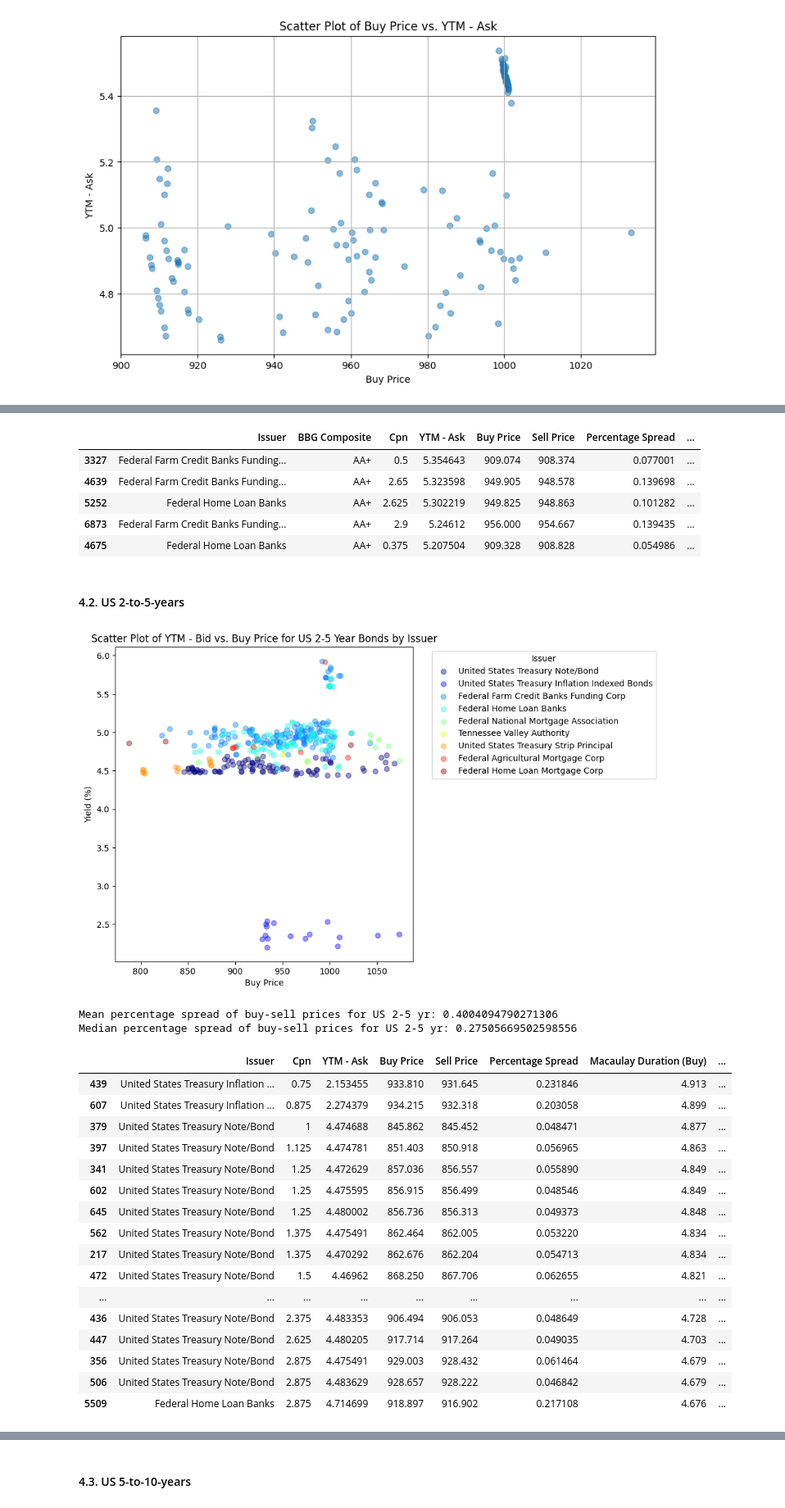
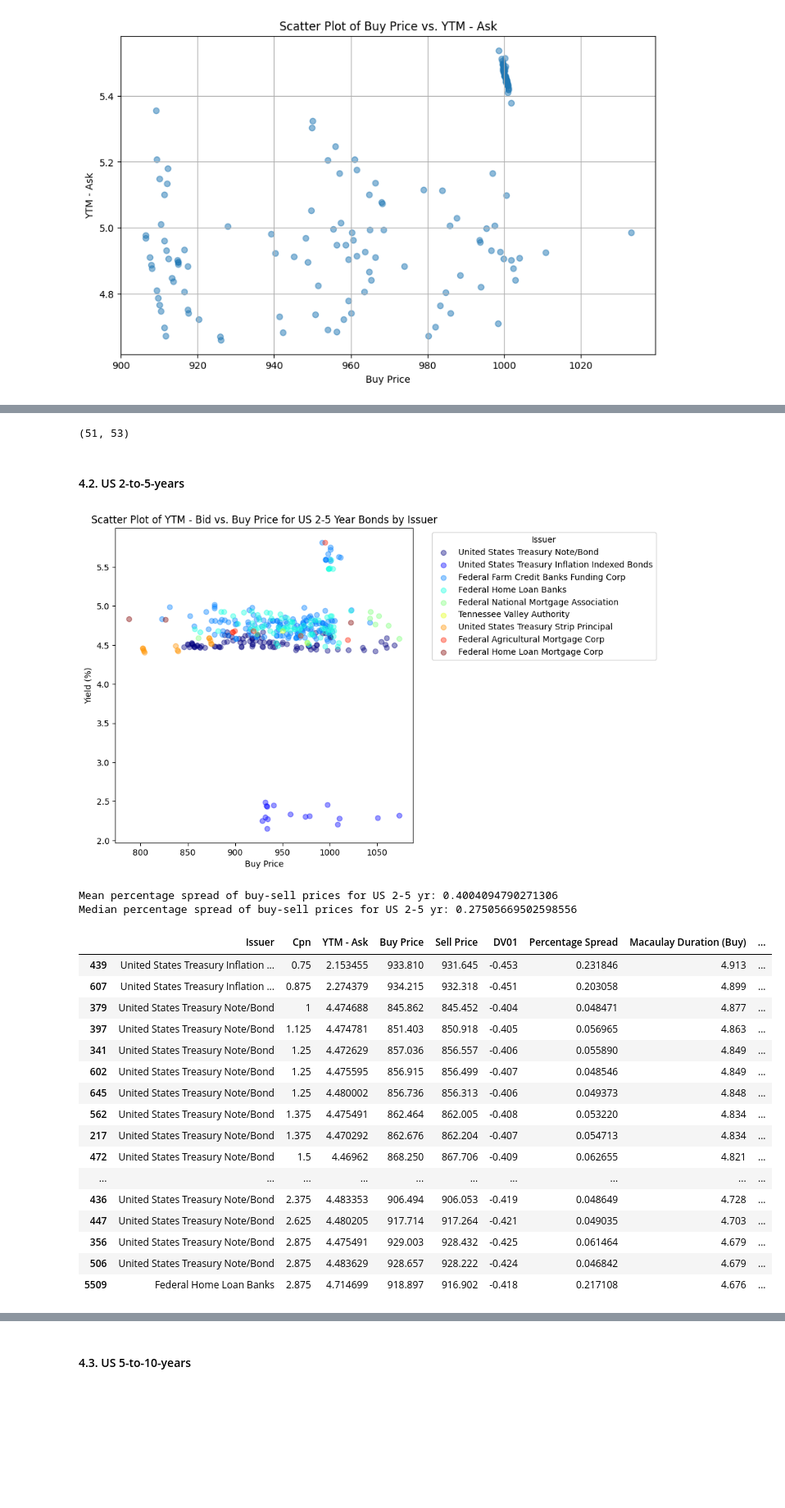
Before and after one commit to yildirimalper/case-study-bond-investment, a Jupyter notebook: portfolio_selection.ipynb, the cells around one changed output, grey strips where cells are left out. Shown at 82% size. Saved outputs shown, nothing was run; the diff lists cells and outputs as text; code cells hidden in the pictures; blank space fills up the shorter version.

```diff
--- a/portfolio_selection.ipynb
+++ b/portfolio_selection.ipynb
@@ -256,19 +307,13 @@ Final subset for US 2yr has:
-# %%
-# for a visual inspection and final selection
-final2y[['Issuer', 'BBG Composite', 'Cpn', 'YTM - Ask', 'Buy Price', 'Sell Price', 'Percentage Spread', 'Macaulay Duration (Buy)', 'Modified Duration (Buy)']].head(5)
-# %% [output]
-|  | Issuer | BBG Composite | Cpn | YTM - Ask | Buy Price | Sell Price | Percentage Spread | ... |
-| 3327 | Federal Farm Credit Banks Funding... | AA+ | 0.5 | 5.354643 | 909.074 | 908.374 | 0.077001 | ... |
-| 4639 | Federal Farm Credit Banks Funding... | AA+ | 2.65 | 5.323598 | 949.905 | 948.578 | 0.139698 | ... |
-| 5252 | Federal Home Loan Banks | AA+ | 2.625 | 5.302219 | 949.825 | 948.863 | 0.101282 | ... |
-| 6873 | Federal Farm Credit Banks Funding... | AA+ | 2.9 | 5.24612 | 956.000 | 954.667 | 0.139435 | ... |
-| 4675 | Federal Home Loan Banks | AA+ | 0.375 | 5.207504 | 909.328 | 908.828 | 0.054986 | ... |
+# %%
+final2y.shape
+# %% [output]
+(51, 53)
 # %% [markdown]
 #### 4.2. US 2-to-5-years
 # %%
 plt.figure(figsize=(10, 6))
 
-filtered_us_2_to_5 = us_2_to_5[us_2_to_5['YTM - Bid'] >= 0]
+filtered_us_2_to_5 = us_2_to_5[us_2_to_5['YTM - Ask'] >= 0]
 
 unique_issuers = filtered_us_2_to_5['Issuer'].unique()
 
@@ -279,7 +324,7 @@ filtered_us_2_to_5['Color'] = filtered_us_2_to_5['Issuer'].map(issuer_colors)
 
 for issuer, color in issuer_colors.items():
     subset = filtered_us_2_to_5[filtered_us_2_to_5['Issuer'] == issuer]
-    plt.scatter(subset['Buy Price'], subset['YTM - Bid'], label=issuer, color=color, alpha=0.4)
+    plt.scatter(subset['Buy Price'], subset['YTM - Ask'], label=issuer, color=color, alpha=0.4)
 
 plt.xlabel('Buy Price')
 plt.ylabel('Yield (%)')
@@ -288,37 +333,37 @@ plt.tight_layout()
 plt.title('Scatter Plot of YTM - Bid vs. Buy Price for US 2-5 Year Bonds by Issuer')
 plt.show()
 # %% [output]
-[figure, old version]
+[figure, new version]
 # %%
 us_2_to_5_sorted_by_duration = us_2_to_5.sort_values(by='Modified Duration (Buy)', ascending=False)
 
 mean_spread_2_to_5 = us_2_to_5['Percentage Spread'].mean()
 median_spread_2_to_5 = us_2_to_5['Percentage Spread'].median()
 print(f"""Mean percentage spread of buy-sell prices for US 2-5 yr: {mean_spread_2_to_5}
 Median percentage spread of buy-sell prices for US 2-5 yr: {median_spread_2_to_5}""")
 
 subset_us_2_to_5_sorted_by_duration = us_2_to_5_sorted_by_duration[us_2_to_5['Percentage Spread'] <= median_spread_2_to_5]
 
-subset_us_2_to_5_sorted_by_duration[['Issuer', 'Cpn', 'YTM - Ask', 'Buy Price', 'Sell Price', 'Percentage Spread', 'Macaulay Duration (Buy)', 'Modified Duration (Buy)', 'Convexity (Buy)']].head(20)
+subset_us_2_to_5_sorted_by_duration[['Issuer', 'Cpn', 'YTM - Ask', 'Buy Price', 'Sell Price', 'DV01','Percentage Spread', 'Macaulay Duration (Buy)', 'Modified Duration (Buy)', 'Convexity (Buy)']].head(20)
 # %% [output]
 Mean percentage spread of buy-sell prices for US 2-5 yr: 0.4004094790271306
 Median percentage spread of buy-sell prices for US 2-5 yr: 0.27505669502598556
-|  | Issuer | Cpn | YTM - Ask | Buy Price | Sell Price | Percentage Spread | Macaulay Duration (Buy) | ... |
-| 439 | United States Treasury Inflation ... | 0.75 | 2.153455 | 933.810 | 931.645 | 0.231846 | 4.913 | ... |
-| 607 | United States Treasury Inflation ... | 0.875 | 2.274379 | 934.215 | 932.318 | 0.203058 | 4.899 | ... |
-| 379 | United States Treasury Note/Bond | 1 | 4.474688 | 845.862 | 845.452 | 0.048471 | 4.877 | ... |
-| 397 | United States Treasury Note/Bond | 1.125 | 4.474781 | 851.403 | 850.918 | 0.056965 | 4.863 | ... |
-| 341 | United States Treasury Note/Bond | 1.25 | 4.472629 | 857.036 | 856.557 | 0.055890 | 4.849 | ... |
-| 602 | United States Treasury Note/Bond | 1.25 | 4.475595 | 856.915 | 856.499 | 0.048546 | 4.849 | ... |
-| 645 | United States Treasury Note/Bond | 1.25 | 4.480002 | 856.736 | 856.313 | 0.049373 | 4.848 | ... |
-| 562 | United States Treasury Note/Bond | 1.375 | 4.475491 | 862.464 | 862.005 | 0.053220 | 4.834 | ... |
-| 217 | United States Treasury Note/Bond | 1.375 | 4.470292 | 862.676 | 862.204 | 0.054713 | 4.834 | ... |
-| 472 | United States Treasury Note/Bond | 1.5 | 4.46962 | 868.250 | 867.706 | 0.062655 | 4.821 | ... |
-| ... | ... | ... | ... | ... | ... | ... | ... | ... |
-| 436 | United States Treasury Note/Bond | 2.375 | 4.483353 | 906.494 | 906.053 | 0.048649 | 4.728 | ... |
-| 447 | United States Treasury Note/Bond | 2.625 | 4.480205 | 917.714 | 917.264 | 0.049035 | 4.703 | ... |
-| 356 | United States Treasury Note/Bond | 2.875 | 4.475491 | 929.003 | 928.432 | 0.061464 | 4.679 | ... |
-| 506 | United States Treasury Note/Bond | 2.875 | 4.483629 | 928.657 | 928.222 | 0.046842 | 4.679 | ... |
-| 5509 | Federal Home Loan Banks | 2.875 | 4.714699 | 918.897 | 916.902 | 0.217108 | 4.676 | ... |
+|  | Issuer | Cpn | YTM - Ask | Buy Price | Sell Price | DV01 | Percentage Spread | Macaulay Duration (Buy) | ... |
+| 439 | United States Treasury Inflation ... | 0.75 | 2.153455 | 933.810 | 931.645 | -0.453 | 0.231846 | 4.913 | ... |
+| 607 | United States Treasury Inflation ... | 0.875 | 2.274379 | 934.215 | 932.318 | -0.451 | 0.203058 | 4.899 | ... |
+| 379 | United States Treasury Note/Bond | 1 | 4.474688 | 845.862 | 845.452 | -0.404 | 0.048471 | 4.877 | ... |
+| 397 | United States Treasury Note/Bond | 1.125 | 4.474781 | 851.403 | 850.918 | -0.405 | 0.056965 | 4.863 | ... |
+| 341 | United States Treasury Note/Bond | 1.25 | 4.472629 | 857.036 | 856.557 | -0.406 | 0.055890 | 4.849 | ... |
+| 602 | United States Treasury Note/Bond | 1.25 | 4.475595 | 856.915 | 856.499 | -0.407 | 0.048546 | 4.849 | ... |
+| 645 | United States Treasury Note/Bond | 1.25 | 4.480002 | 856.736 | 856.313 | -0.406 | 0.049373 | 4.848 | ... |
+| 562 | United States Treasury Note/Bond | 1.375 | 4.475491 | 862.464 | 862.005 | -0.408 | 0.053220 | 4.834 | ... |
+| 217 | United States Treasury Note/Bond | 1.375 | 4.470292 | 862.676 | 862.204 | -0.407 | 0.054713 | 4.834 | ... |
+| 472 | United States Treasury Note/Bond | 1.5 | 4.46962 | 868.250 | 867.706 | -0.409 | 0.062655 | 4.821 | ... |
+| ... | ... | ... | ... | ... | ... | ... | ... | ... | ... |
+| 436 | United States Treasury Note/Bond | 2.375 | 4.483353 | 906.494 | 906.053 | -0.419 | 0.048649 | 4.728 | ... |
+| 447 | United States Treasury Note/Bond | 2.625 | 4.480205 | 917.714 | 917.264 | -0.421 | 0.049035 | 4.703 | ... |
+| 356 | United States Treasury Note/Bond | 2.875 | 4.475491 | 929.003 | 928.432 | -0.425 | 0.061464 | 4.679 | ... |
+| 506 | United States Treasury Note/Bond | 2.875 | 4.483629 | 928.657 | 928.222 | -0.424 | 0.046842 | 4.679 | ... |
+| 5509 | Federal Home Loan Banks | 2.875 | 4.714699 | 918.897 | 916.902 | -0.418 | 0.217108 | 4.676 | ... |
 # %%
 # Sorting us_2_to_5 by yield
```
Also changed, not shown: parts of 139 cells of this notebook, 14 other files.
